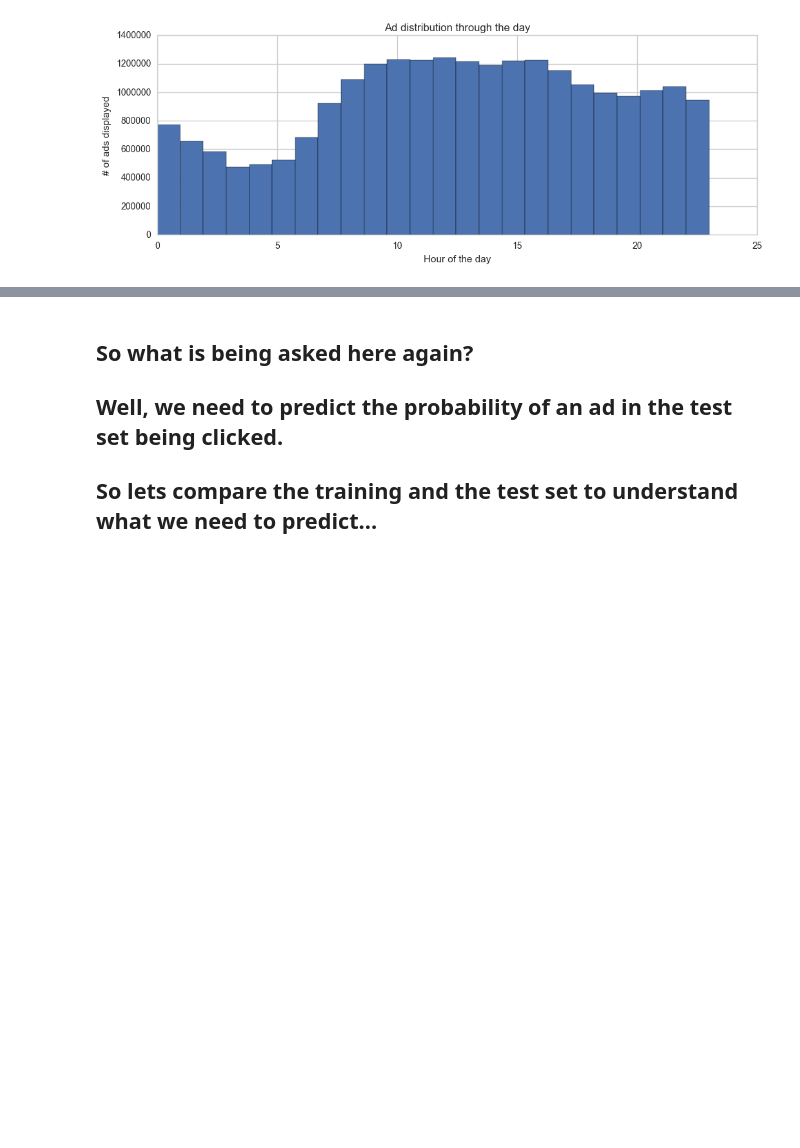
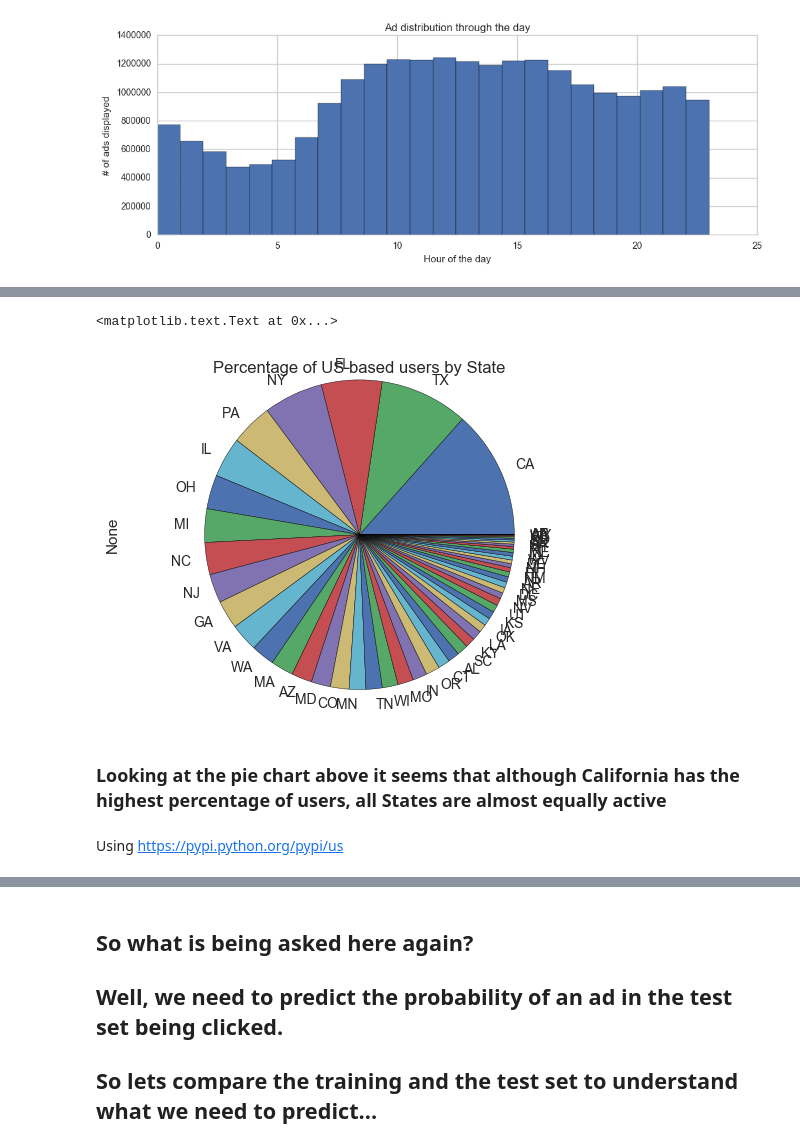
Before and after one commit to vishalchangrani/outbrain, a Jupyter notebook: Outbrain.ipynb, the cells around one changed output, grey strips where cells are left out. Drawn from its saved outputs; the diff is of its cells as text; code cells hidden in the pictures; blank space fills up the shorter version.

```diff
--- a/Outbrain.ipynb
+++ b/Outbrain.ipynb
@@ -90,0 +183,18 @@ plt.title("Ad distribution through the day")
+# %%
+usgrp = geogrp.get_group('US')
+# %%
+state = usgrp.groupby(['State'])
+# %%
+state_series = state.size().sort_values(ascending=False)
+# %%
+percent_by_state = state_series * 100/state_series.sum()
+percent_by_state.plot(kind='pie')
+plt.axis('equal')
+plt.title('Percentage of US based users by State')
+# %% [output]
+<matplotlib.text.Text at 0x...>
+[figure, added]
+# %% [markdown]
+### Looking at the pie chart above it seems that although California has the highest percentage of users, all States are almost equally active
+# %% [markdown]
+Using https://pypi.python.org/pypi/us
```
Also changed, not shown: parts of 52 cells of this notebook.
